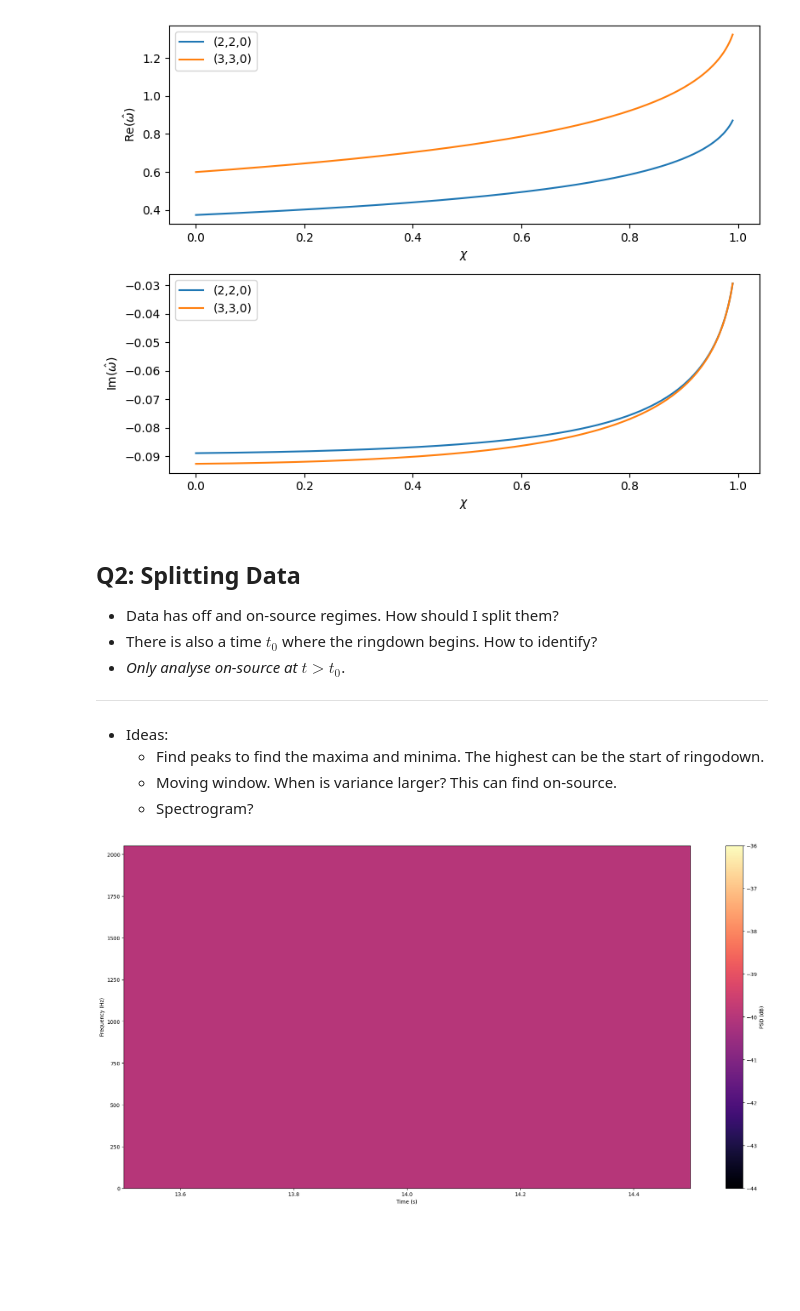
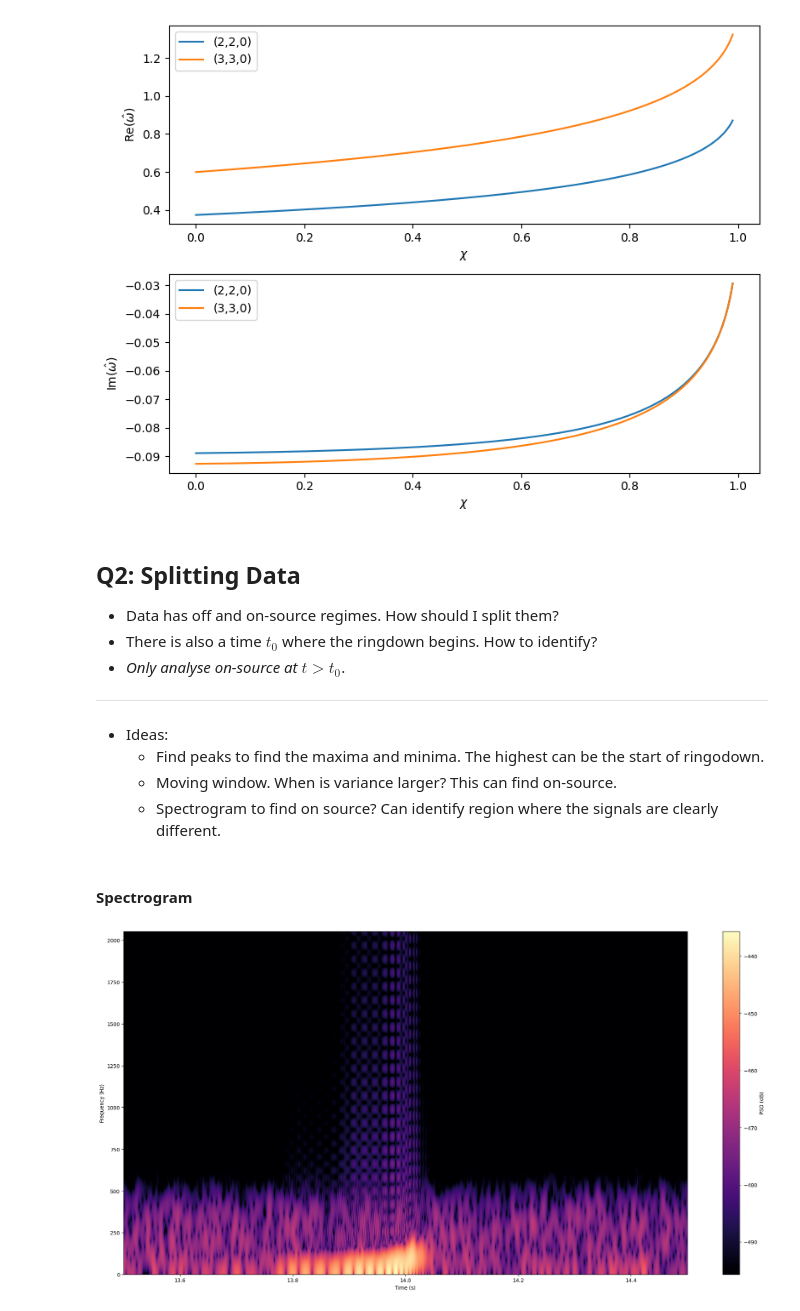
Before and after one commit to JoeyWee1/A5-Gravitational-Waves-QNM-Fitting-CW, a Jupyter notebook: solutions.ipynb, the cells around one changed output. Saved outputs shown, nothing was run; the diff lists cells and outputs as text; code cells hidden in the pictures; blank space fills up the shorter version.

```diff
--- a/solutions.ipynb
+++ b/solutions.ipynb
@@ -14,4 +14,7 @@ ax.set_xlabel("Time")
 ax.set_ylabel("Strain")
 ax.plot(data[:,0], data[:,1])
 ax.set_xlim(13.5,14.5)
+
+t = data[:,0]
+strain = data[:,1]
 # %% [output]
@@ -82,38 +84,39 @@ plt.show()
 - Ideas:
     - Find peaks to find the maxima and minima. The highest can be the start of ringodown.
     - Moving window. When is variance larger? This can find on-source.
-    - Spectrogram?
+    - Spectrogram to find on source? Can identify region where the signals are clearly different.
+# %% [markdown]
+#### Spectrogram
 # %%
 from scipy.signal import ShortTimeFFT
 from scipy.signal.windows import gaussian
 
-x = data[:,1]
 
 # 32 seconds of data at 4096 Hz
 # Let's spectrogram at 100 Hz
 
 T_x = 1/4096 # Time between samples
-N = len(x) # Number of samples
+N = len(t) # Number of samples
 
 # Time indices for the signal
 t_x = np.arange(N) * T_x # N time ppoints spanning across N*T_x seconds
 
 # Create windows using Gaussian weighting to prevent frequency artefacts
 g_std = 12 # Width of Gaussian window
 win  = gaussian(50, std=g_std, sym=True)
 SFT = ShortTimeFFT(win, hop=2, fs=1/T_x, mfft=800, scale_to='psd')
-Sx2 = SFT.spectrogram(x) # Magnitude squared "x2"
+Sx2 = SFT.spectrogram(strain) # Magnitude squared "x2"
 
-Sx_dB = 10 * np.log10(np.fmax(Sx2, 1e-4))
+Sx_dB = 10 * np.log10(np.fmax(Sx2, Sx2.max() * 1e-6))
 
 fig, ax = plt.subplots(figsize= (20,10))
 t_lo, t_hi = SFT.extent(N)[:2] # Slightly wider time range because of the windows
 ax.set_xlim(13.5,14.5)
 im = ax.imshow(Sx_dB, origin='lower', aspect='auto',
                extent=SFT.extent(N), cmap='magma')
 ax.set(xlabel='Time (s)', ylabel='Frequency (Hz)')
 fig.colorbar(im, label='PSD (dB)')
 fig.tight_layout()
 plt.show()
 # %% [output]
-[figure, old version]
+[figure, new version]
```
Also changed, not shown: parts of 4 cells of this notebook.
